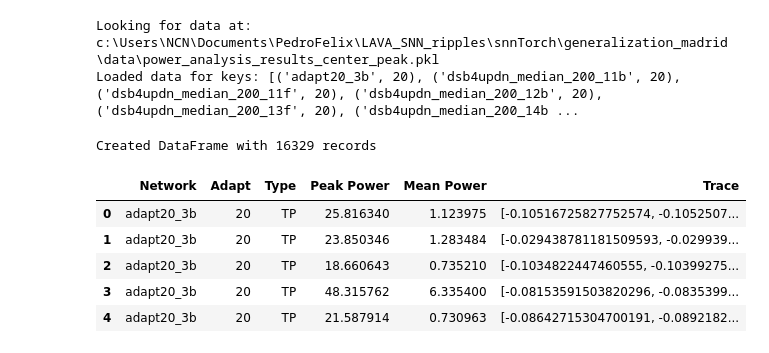
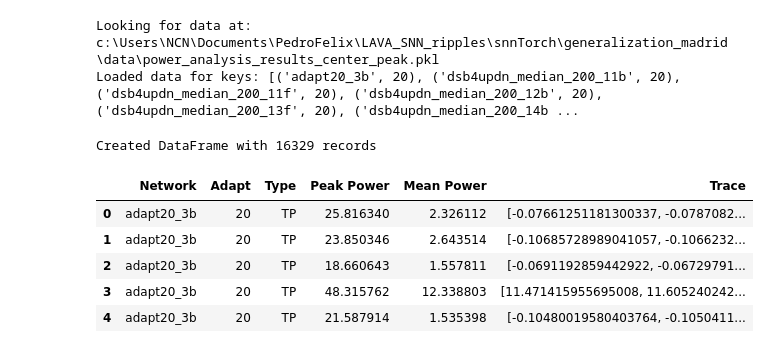
Before and after one commit to pedrofurrix/LAVA_SNN_ripples, a Jupyter notebook: snnTorch/generalization_madrid/power_analysis.ipynb, the cells around one changed output. Cells and saved outputs as stored; diff of their text form; code cells hidden in the pictures.

```diff
--- a/snnTorch/generalization_madrid/power_analysis.ipynb
+++ b/snnTorch/generalization_madrid/power_analysis.ipynb
@@ -88,39 +88,42 @@ else:
 Looking for data at: c:\Users\NCN\Documents\PedroFelix\LAVA_SNN_ripples\snnTorch\generalization_madrid\data\power_analysis_results_center_peak.pkl
 Loaded data for keys: [('adapt20_3b', 20), ('dsb4updn_median_200_11b', 20), ('dsb4updn_median_200_11f', 20), ('dsb4updn_median_200_12b', 20), ('dsb4updn_median_200_13f', 20), ('dsb4updn_median_200_14b ...
 # %%
+freq=10000 # Define frequency variable
+cut_snippets=50 # Define cut_snippets variable (ms)
 def prepare_dataframe(all_power_data):
     records = []
 
     for (network, adapt), events in all_power_data.items():
         for event_type in ['TP', 'FP', 'FN']:
             snippets = events[event_type]
             for s in snippets:
                 if len(s) == 0: continue
-
+                # Trim snippets
+                s = s[cut_snippets*freq//1000 : -cut_snippets*freq//1000]
                 # Calculate metrics
                 peak_power = np.max(s)
                 mean_power = np.mean(s)
 
                 records.append({
                     'Network': network,
                     'Adapt': adapt,
                     'Type': event_type,
                     'Peak Power': peak_power,
                     'Mean Power': mean_power,
                     'Trace': s
                 })
 
     return pd.DataFrame(records)
 
 if os.path.exists(DATA_FILE):
     df = prepare_dataframe(all_power_data)
     print(f"Created DataFrame with {len(df)} records")
     display(df.head())
 # %% [output]
 Created DataFrame with 16329 records
 |  | Network | Adapt | Type | Peak Power | Mean Power | Trace |
-| 0 | adapt20_3b | 20 | TP | 25.816340 | 1.123975 | [-0.10516725827752574, -0.1052507... |
-| 1 | adapt20_3b | 20 | TP | 23.850346 | 1.283484 | [-0.029438781181509593, -0.029939... |
-| 2 | adapt20_3b | 20 | TP | 18.660643 | 0.735210 | [-0.1034822447460555, -0.10399275... |
-| 3 | adapt20_3b | 20 | TP | 48.315762 | 6.335400 | [-0.08153591503820296, -0.0835399... |
-| 4 | adapt20_3b | 20 | TP | 21.587914 | 0.730963 | [-0.08642715304700191, -0.0892182... |
+| 0 | adapt20_3b | 20 | TP | 25.816340 | 2.326112 | [-0.07661251181300337, -0.0787082... |
+| 1 | adapt20_3b | 20 | TP | 23.850346 | 2.643514 | [-0.10685728989041057, -0.1066232... |
+| 2 | adapt20_3b | 20 | TP | 18.660643 | 1.557811 | [-0.0691192859442922, -0.06729791... |
+| 3 | adapt20_3b | 20 | TP | 48.315762 | 12.338803 | [11.471415955695008, 11.605240242... |
+| 4 | adapt20_3b | 20 | TP | 21.587914 | 1.535398 | [-0.10480019580403764, -0.1050411... |
```
Also changed, not shown: parts of 5 cells of this notebook, 5 other files.
